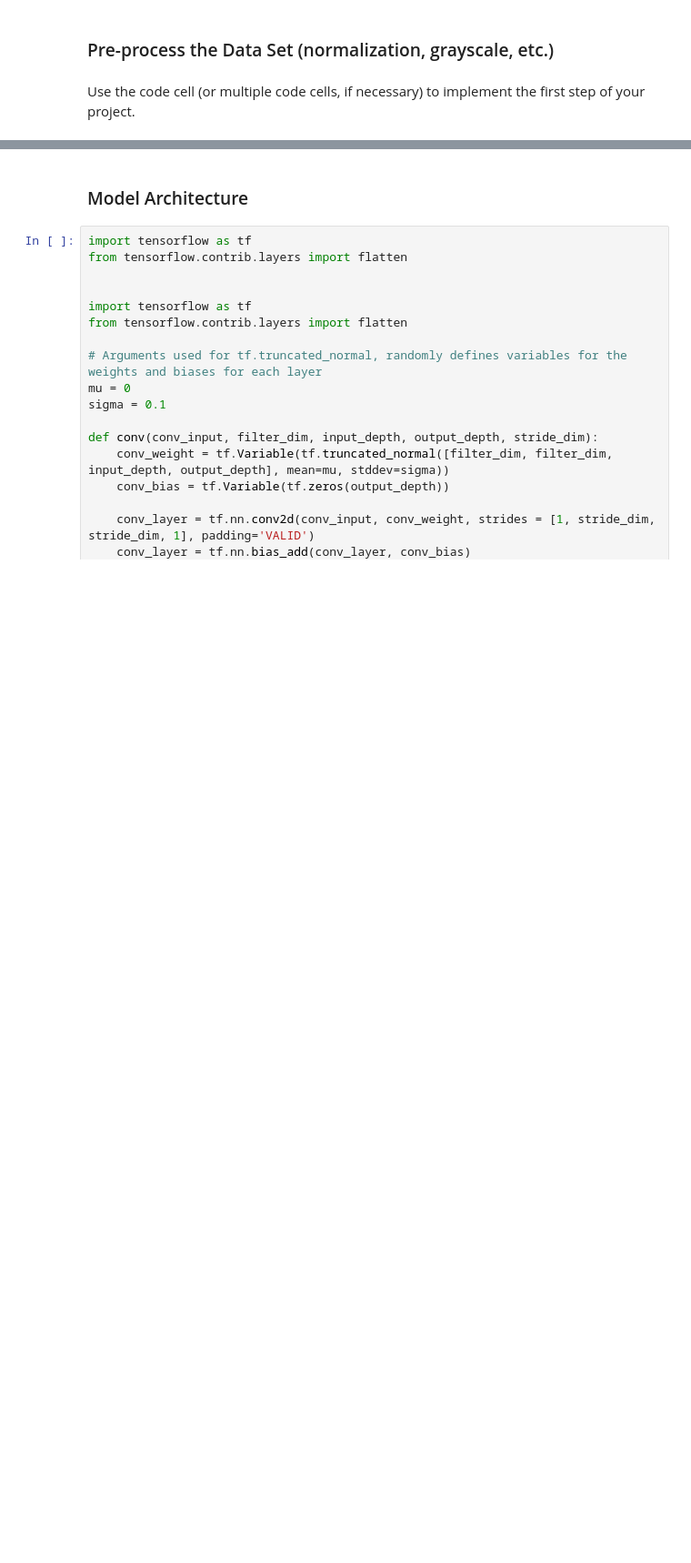
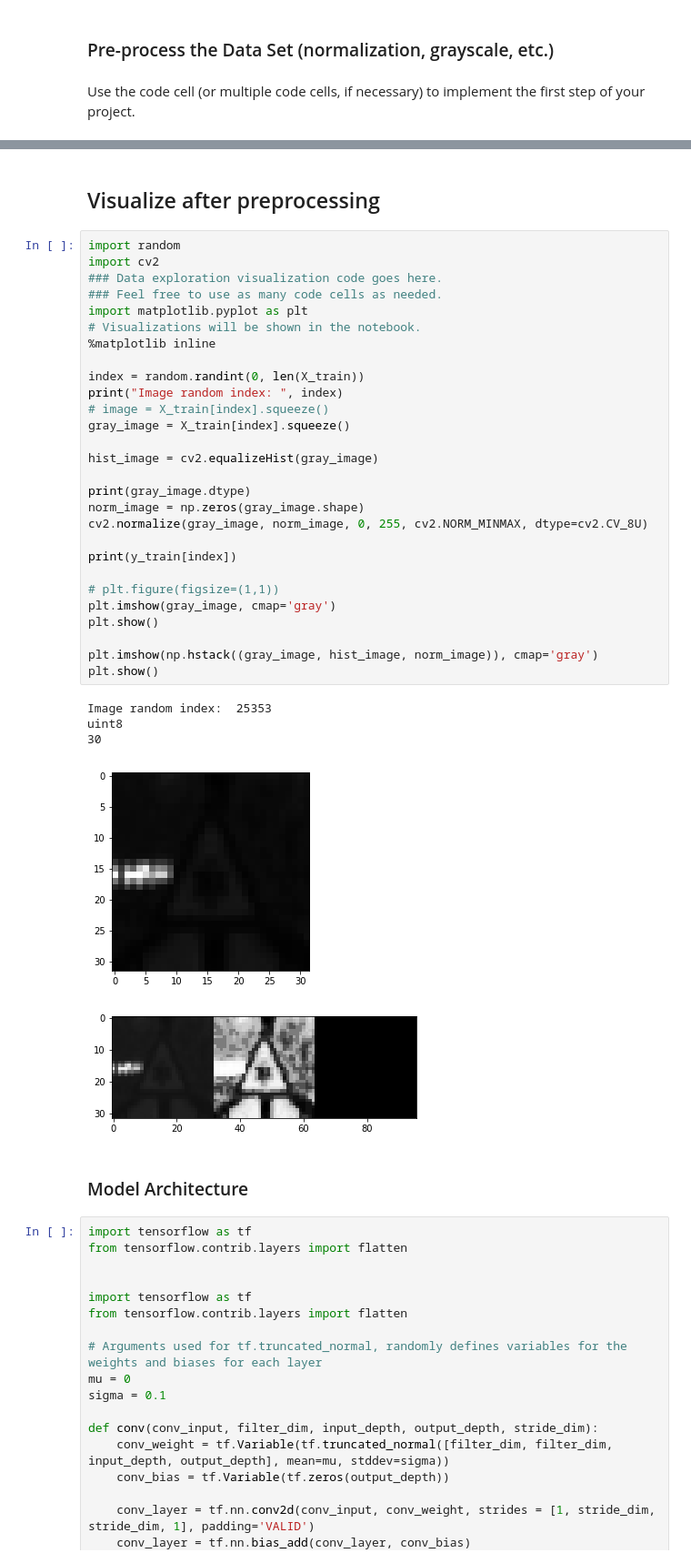
Before and after one commit to vijay-daniel/CarND-Traffic-Sign-Classifier-Project, a Jupyter notebook: Traffic_Sign_Classifier.ipynb, the cells around one changed output, grey strips where cells are left out. Shown: that part at 91% size. Saved outputs shown, nothing was run; the diff lists cells and outputs as text; blank space fills up the shorter version.

```diff
--- a/Traffic_Sign_Classifier.ipynb
+++ b/Traffic_Sign_Classifier.ipynb
@@ -183,3 +217,39 @@ Use the code cell (or multiple code cells, if necessary) to implement the first
+# %% [markdown]
+## Visualize after preprocessing
+# %%
+import random
+import cv2
+### Data exploration visualization code goes here.
+### Feel free to use as many code cells as needed.
+import matplotlib.pyplot as plt
+# Visualizations will be shown in the notebook.
+%matplotlib inline
+
+index = random.randint(0, len(X_train))
+print("Image random index: ", index)
+# image = X_train[index].squeeze()
+gray_image = X_train[index].squeeze()
+
+hist_image = cv2.equalizeHist(gray_image)
+
+print(gray_image.dtype)
+norm_image = np.zeros(gray_image.shape)
+cv2.normalize(gray_image, norm_image, 0, 255, cv2.NORM_MINMAX, dtype=cv2.CV_8U)
+
+print(y_train[index])
+
+# plt.figure(figsize=(1,1))
+plt.imshow(gray_image, cmap='gray')
+plt.show()
+
+plt.imshow(np.hstack((gray_image, hist_image, norm_image)), cmap='gray')
+plt.show()
+# %% [output]
+Image random index:  25353
+uint8
+30
+[figure, added]
+[figure, added]
 # %% [markdown]
 ### Model Architecture
 # %%
```
Also changed, not shown: parts of 7 cells of this notebook.
